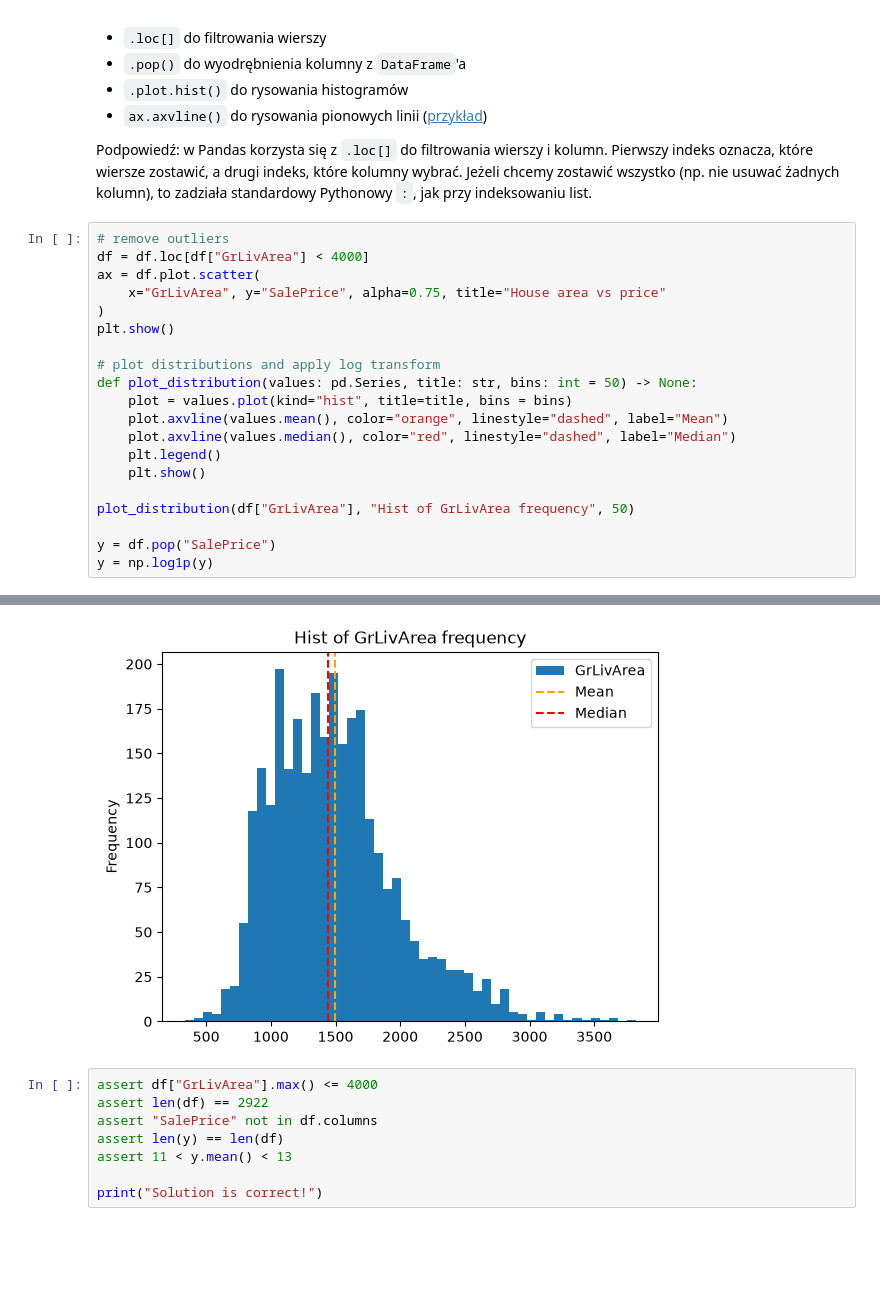
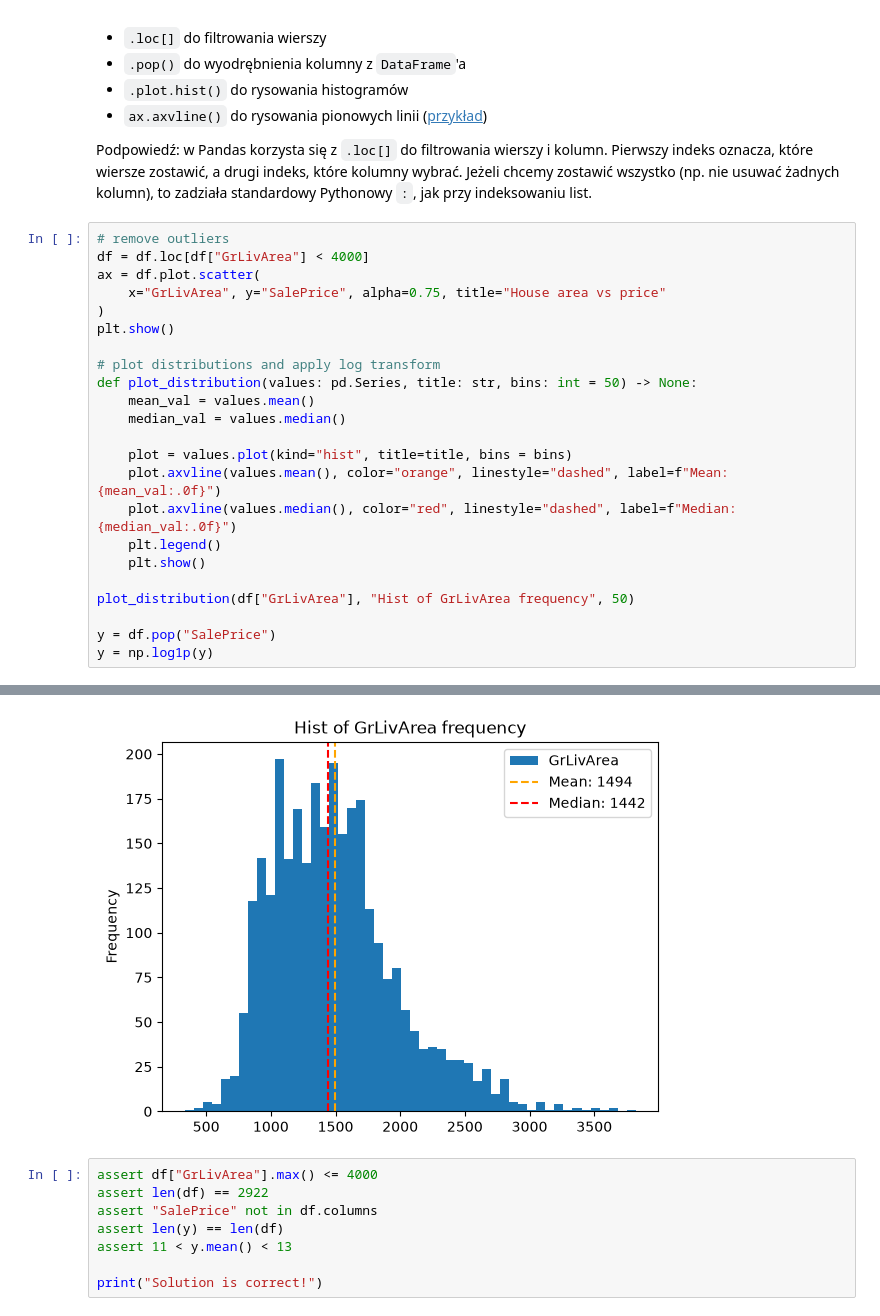
Before and after one commit to Mysiax05/AI_Basics, a Jupyter notebook: lab1/lab_1.ipynb, the cells around one changed output, grey strips where cells are left out. Cells and saved outputs as stored; diff of their text form; blank space fills up the shorter version.

```diff
--- a/lab1/lab_1.ipynb
+++ b/lab1/lab_1.ipynb
@@ -267,26 +267,29 @@ Podpowiedź: w Pandas korzysta się z `.loc[]` do filtrowania wierszy i kolumn.
 # %%
 # remove outliers
 df = df.loc[df["GrLivArea"] < 4000]
 ax = df.plot.scatter(
     x="GrLivArea", y="SalePrice", alpha=0.75, title="House area vs price"
 )
 plt.show()
 
 # plot distributions and apply log transform
 def plot_distribution(values: pd.Series, title: str, bins: int = 50) -> None:
+    mean_val = values.mean()
+    median_val = values.median()
+
     plot = values.plot(kind="hist", title=title, bins = bins)
-    plot.axvline(values.mean(), color="orange", linestyle="dashed", label="Mean")
-    plot.axvline(values.median(), color="red", linestyle="dashed", label="Median")
+    plot.axvline(values.mean(), color="orange", linestyle="dashed", label=f"Mean: {mean_val:.0f}")
+    plot.axvline(values.median(), color="red", linestyle="dashed", label=f"Median: {median_val:.0f}")
     plt.legend()
     plt.show()
 
 plot_distribution(df["GrLivArea"], "Hist of GrLivArea frequency", 50)
 
 y = df.pop("SalePrice")
 y = np.log1p(y)
 # %% [output]
 [figure]
-[figure, old version]
+[figure, new version]
 # %%
 assert df["GrLivArea"].max() <= 4000
 assert len(df) == 2922
```
Also changed, not shown: parts of 9 cells of this notebook.
